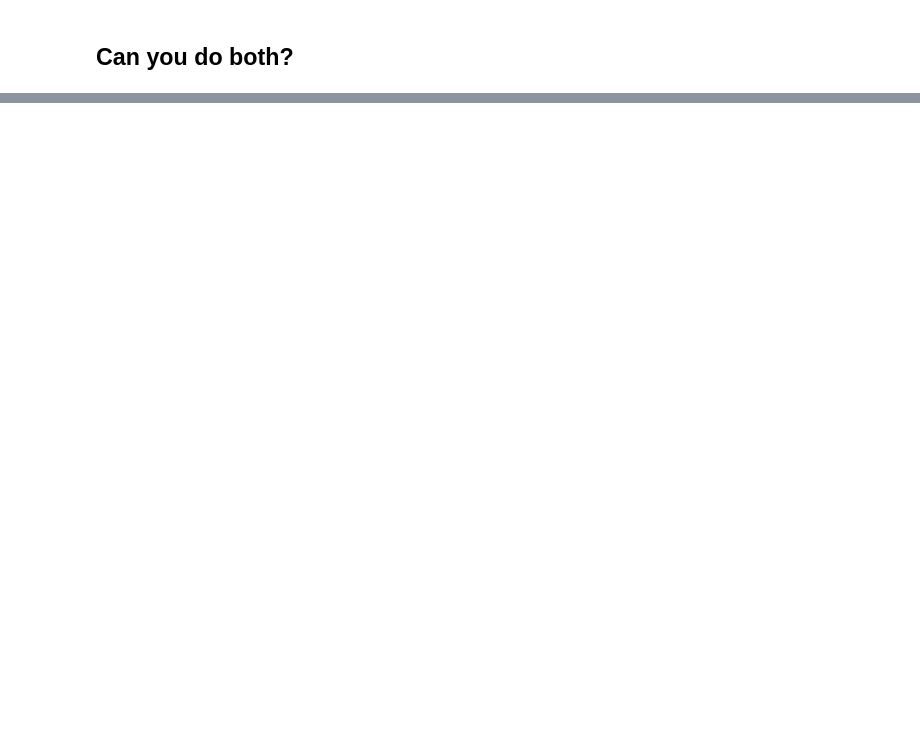
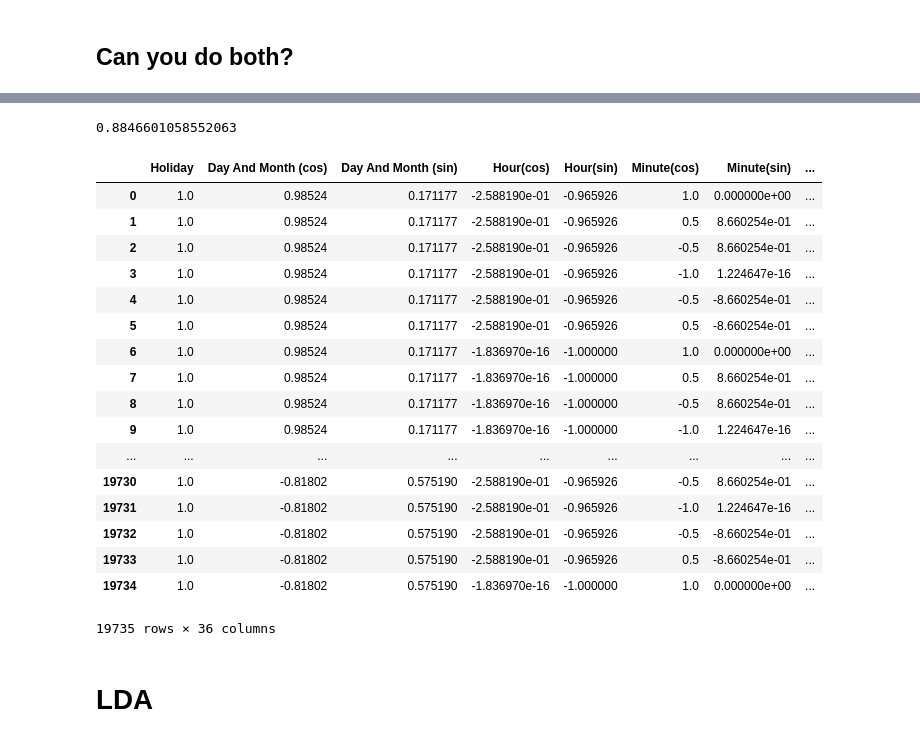
Before and after one commit to GwangPyo/Topics_in_Algebra_Project, a Jupyter notebook: PreparationWork.ipynb, the cells around one changed output, grey strips where cells are left out. Saved outputs shown, nothing was run; the diff lists cells and outputs as text; code cells hidden in the pictures; blank space fills up the shorter version.

```diff
--- a/PreparationWork.ipynb
+++ b/PreparationWork.ipynb
@@ -192,0 +196,27 @@ b=pca_all.components_
+# %%
+sum(a)
+# %% [output]
+0.8846601058552063
+# %%
+dataset
+# %% [output]
+|  | Holiday | Day And Month (cos) | Day And Month (sin) | Hour(cos) | Hour(sin) | Minute(cos) | Minute(sin) | ... |
+| 0 | 1.0 | 0.98524 | 0.171177 | -2.588190e-01 | -0.965926 | 1.0 | 0.000000e+00 | ... |
+| 1 | 1.0 | 0.98524 | 0.171177 | -2.588190e-01 | -0.965926 | 0.5 | 8.660254e-01 | ... |
+| 2 | 1.0 | 0.98524 | 0.171177 | -2.588190e-01 | -0.965926 | -0.5 | 8.660254e-01 | ... |
+| 3 | 1.0 | 0.98524 | 0.171177 | -2.588190e-01 | -0.965926 | -1.0 | 1.224647e-16 | ... |
+| 4 | 1.0 | 0.98524 | 0.171177 | -2.588190e-01 | -0.965926 | -0.5 | -8.660254e-01 | ... |
+| 5 | 1.0 | 0.98524 | 0.171177 | -2.588190e-01 | -0.965926 | 0.5 | -8.660254e-01 | ... |
+| 6 | 1.0 | 0.98524 | 0.171177 | -1.836970e-16 | -1.000000 | 1.0 | 0.000000e+00 | ... |
+| 7 | 1.0 | 0.98524 | 0.171177 | -1.836970e-16 | -1.000000 | 0.5 | 8.660254e-01 | ... |
+| 8 | 1.0 | 0.98524 | 0.171177 | -1.836970e-16 | -1.000000 | -0.5 | 8.660254e-01 | ... |
+| 9 | 1.0 | 0.98524 | 0.171177 | -1.836970e-16 | -1.000000 | -1.0 | 1.224647e-16 | ... |
+| ... | ... | ... | ... | ... | ... | ... | ... | ... |
+| 19730 | 1.0 | -0.81802 | 0.575190 | -2.588190e-01 | -0.965926 | -0.5 | 8.660254e-01 | ... |
+| 19731 | 1.0 | -0.81802 | 0.575190 | -2.588190e-01 | -0.965926 | -1.0 | 1.224647e-16 | ... |
+| 19732 | 1.0 | -0.81802 | 0.575190 | -2.588190e-01 | -0.965926 | -0.5 | -8.660254e-01 | ... |
+| 19733 | 1.0 | -0.81802 | 0.575190 | -2.588190e-01 | -0.965926 | 0.5 | -8.660254e-01 | ... |
+| 19734 | 1.0 | -0.81802 | 0.575190 | -1.836970e-16 | -1.000000 | 1.0 | 0.000000e+00 | ... |
+19735 rows × 36 columns
+# %% [markdown]
+# LDA
```
Also changed, not shown: parts of 16 cells of this notebook, 2 other files.
